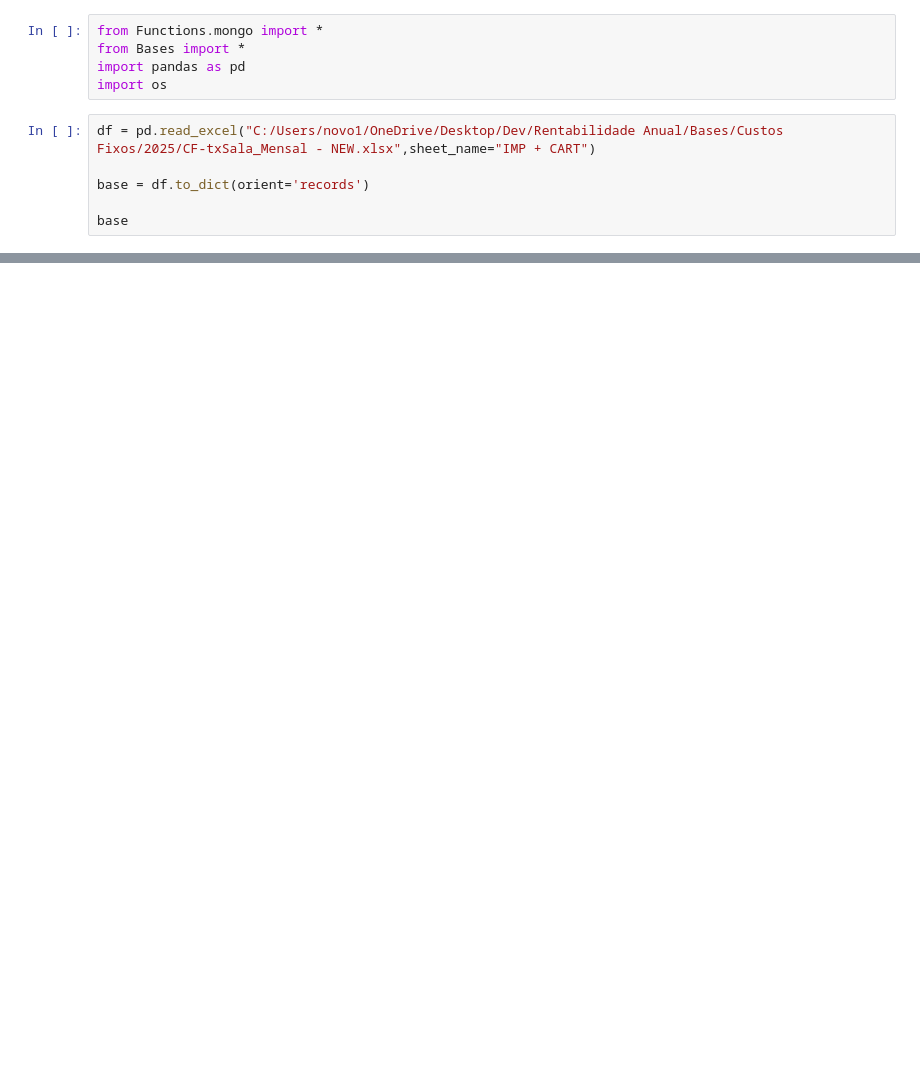
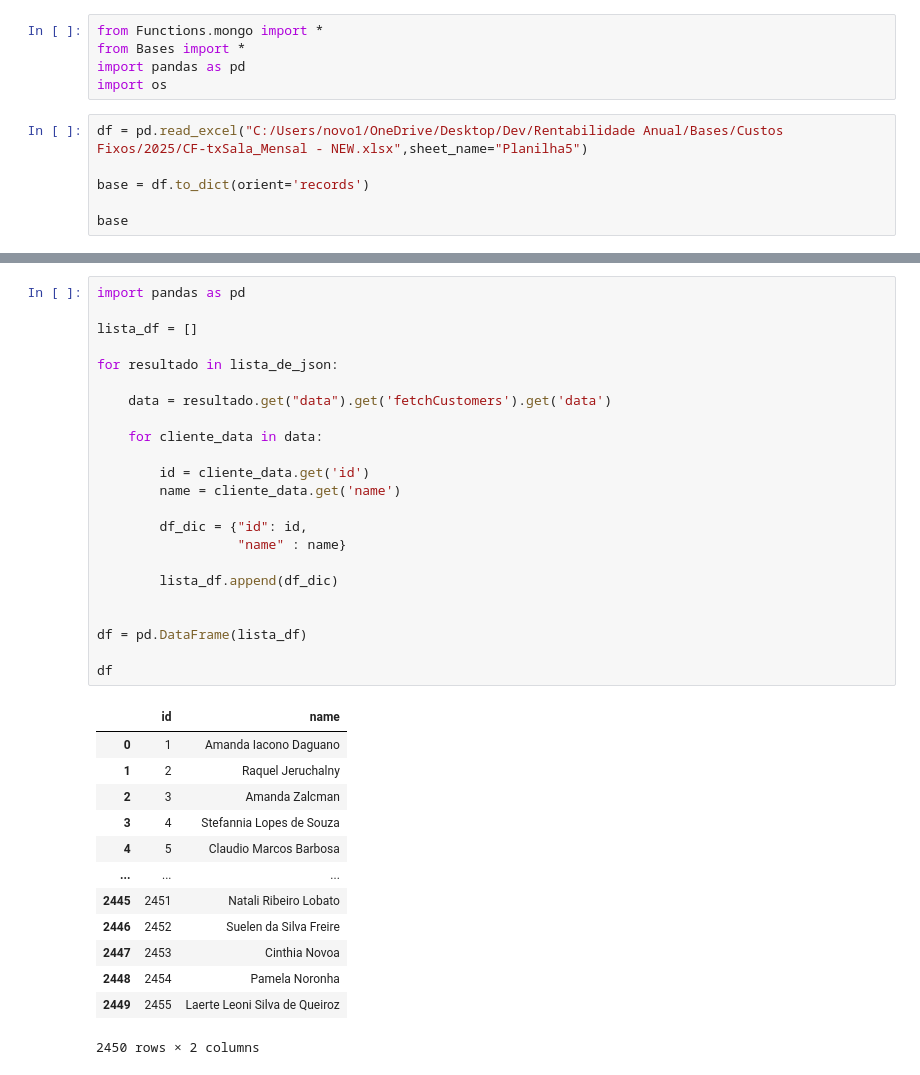
Before and after one commit to Devthalesant/Rentabilidade, a Jupyter notebook: teste.ipynb, the cells around one changed output, grey strips where cells are left out. Saved outputs shown, nothing was run; the diff lists cells and outputs as text; blank space fills up the shorter version.

Commit message:
adding fetch querys

```diff
--- a/teste.ipynb
+++ b/teste.ipynb
@@ -4,7 +4,7 @@ from Bases import *
 import pandas as pd
 import os
 # %%
-df = pd.read_excel("C:/Users/novo1/OneDrive/Desktop/Dev/Rentabilidade Anual/Bases/Custos Fixos/2025/CF-txSala_Mensal - NEW.xlsx",sheet_name="IMP + CART")
+df = pd.read_excel("C:/Users/novo1/OneDrive/Desktop/Dev/Rentabilidade Anual/Bases/Custos Fixos/2025/CF-txSala_Mensal - NEW.xlsx",sheet_name="Planilha5")
 
 base = df.to_dict(orient='records')
 
@@ -67,0 +91,37 @@ KeyboardInterrupt:
+# %%
+import pandas as pd
+
+lista_df = []
+
+for resultado in lista_de_json:
+
+    data = resultado.get("data").get('fetchCustomers').get('data')
+
+    for cliente_data in data:
+
+        id = cliente_data.get('id')
+        name = cliente_data.get('name')
+
+        df_dic = {"id": id,
+                  "name" : name}
+
+        lista_df.append(df_dic)
+
+
+df = pd.DataFrame(lista_df)
+
+df
+# %% [output]
+|  | id | name |
+| 0 | 1 | Amanda Iacono Daguano |
+| 1 | 2 | Raquel Jeruchalny |
+| 2 | 3 | Amanda Zalcman |
+| 3 | 4 | Stefannia Lopes de Souza |
+| 4 | 5 | Claudio Marcos Barbosa |
+| ... | ... | ... |
+| 2445 | 2451 | Natali Ribeiro Lobato |
+| 2446 | 2452 | Suelen da Silva Freire |
+| 2447 | 2453 | Cinthia Novoa |
+| 2448 | 2454 | Pamela Noronha |
+| 2449 | 2455 | Laerte Leoni Silva de Queiroz |
+2450 rows × 2 columns
```
Also changed, not shown: parts of 6 cells of this notebook, 5 other files.
